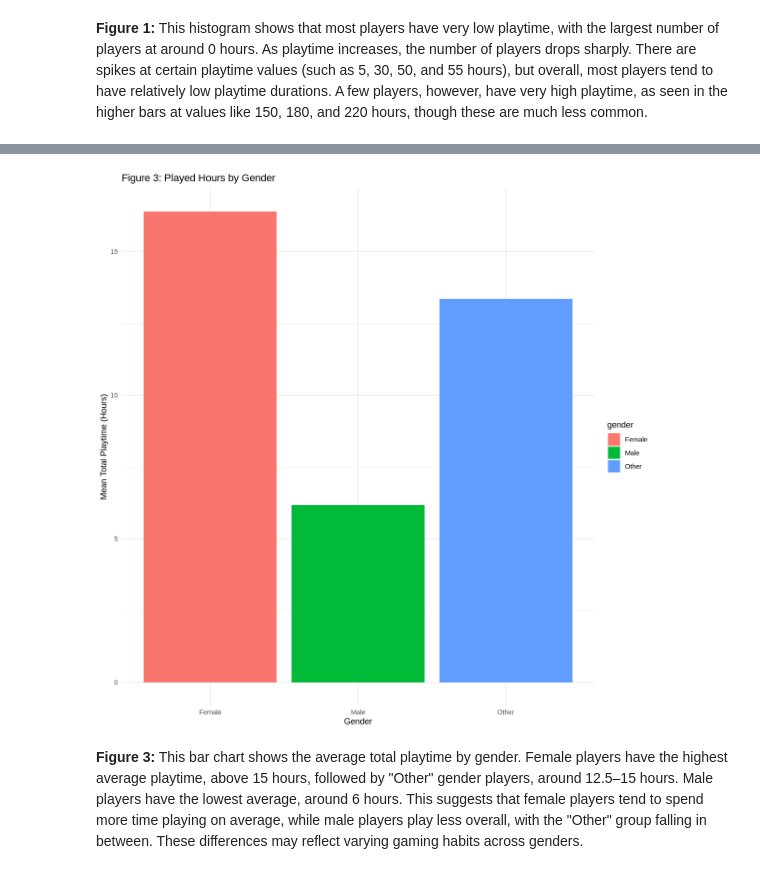
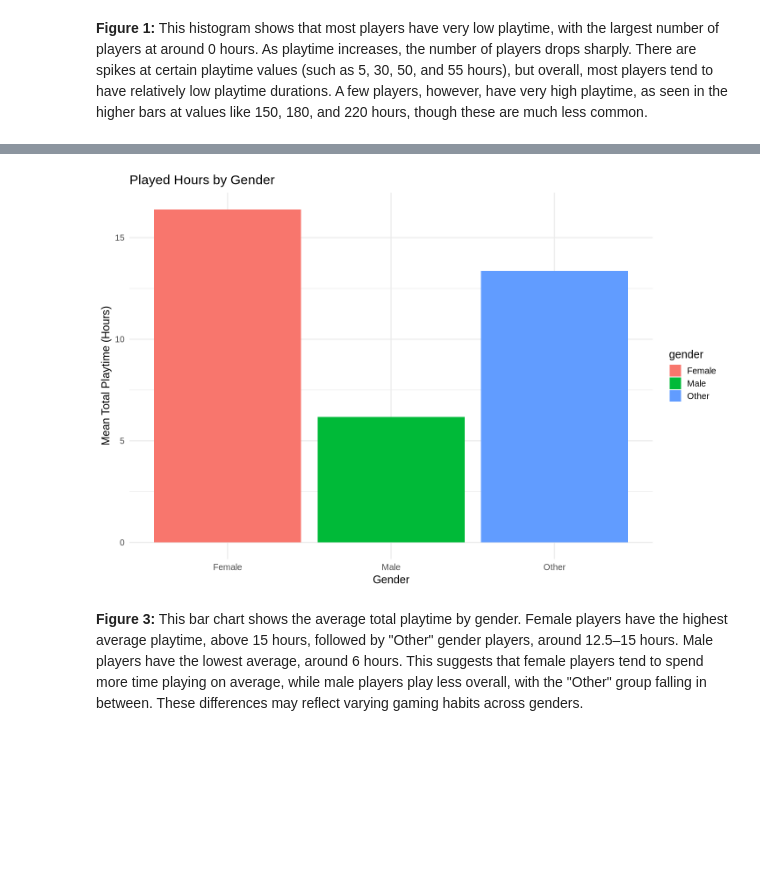
Before and after one commit to Michaele0128/Final_Project, a Jupyter notebook: Final Project.ipynb, the cells around one changed output, grey strips where cells are left out. Cells and saved outputs as stored; diff of their text form; code cells hidden in the pictures; blank space fills up the shorter version.

```diff
--- a/Final Project.ipynb
+++ b/Final Project.ipynb
@@ -217,19 +240,20 @@ session_vs_playtime_plot
 # %%
 # Graphing played hours across genders in tidy data
+options(repr.plot.width = 12, repr.plot.height = 8)
 gender_summary <- players_tidy |>
     group_by(gender) |>
     summarize(mean_hours = mean(played_hours, na.rm = TRUE))
 
 gender_playtime_plot <- ggplot(gender_summary, aes(x = gender, y = mean_hours, fill = gender)) +
     geom_bar(stat = "identity") +
     xlab("Gender") +
     ylab("Mean Total Playtime (Hours)") +
-    ggtitle("Figure 3: Played Hours by Gender") +
-    theme_minimal()
+    ggtitle("Played Hours by Gender") +
+    theme_minimal(base_size = 15)
 
 gender_playtime_plot
 # %% [output]
-[figure, old version]
+[figure, new version]
 # %% [markdown]
 **Figure 3:** This bar chart shows the average total playtime by gender. Female players have the highest average playtime, above 15 hours, followed by "Other" gender players, around 12.5–15 hours. Male players have the lowest average, around 6 hours. This suggests that female players tend to spend more time playing on average, while male players play less overall, with the "Other" group falling in between. These differences may reflect varying gaming habits across genders.
 # %%
```
Also changed, not shown: parts of 9 cells of this notebook.
